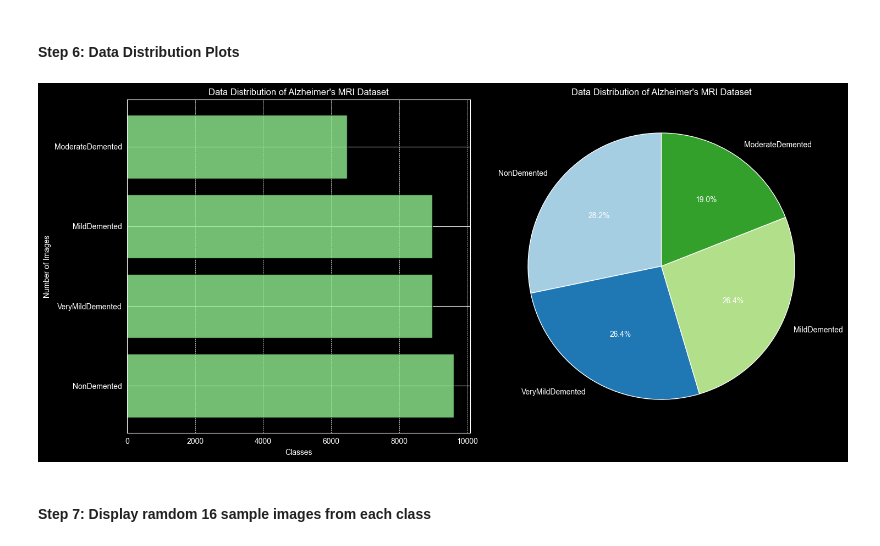
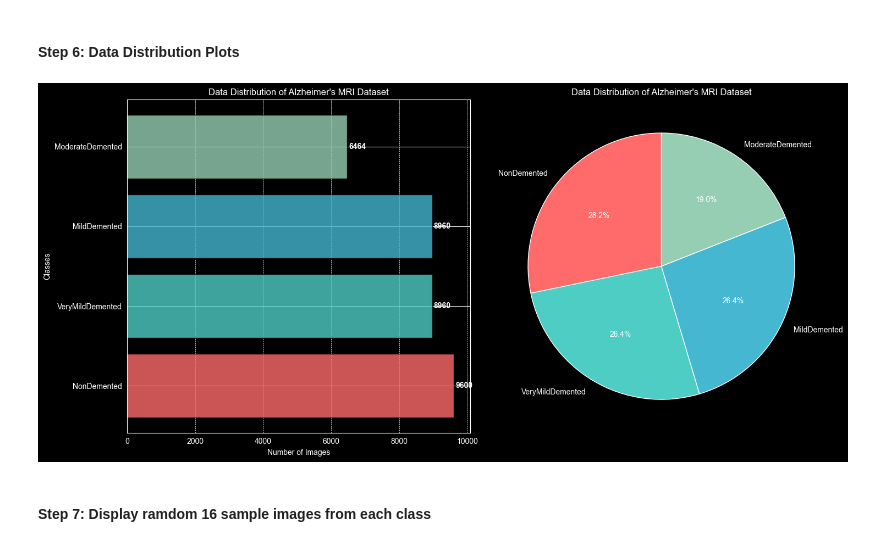
Before and after one commit to OGGary1996/Augmented_AlzheimerMRI_Classification, a Jupyter notebook: MRI-DataDistributionAnalysis.ipynb, the cells around one changed output. Saved outputs shown, nothing was run; the diff lists cells and outputs as text; code cells hidden in the pictures.

Commit message:
Rename file & changed color of bar chart

```diff
--- a/DataDistributionAnalysis.ipynb
+++ b/MRI-DataDistributionAnalysis.ipynb
@@ -125,21 +124,26 @@ Name: count, dtype: int64
 #### Step 6: Data Distribution Plots
 # %%
 fig, axes = plt.subplots(1,2, figsize=(15,7))
-# Horizontal Bar Chart
-axes[0].barh(label_counts.index, label_counts.values, color="lightgreen", edgecolor='black', alpha=0.8)
+# Horizontal Bar Chart with different colors for each bar
+colors = ['#FF6B6B', '#4ECDC4', '#45B7D1', '#96CEB4']  # Different colors for each class
+bars = axes[0].barh(label_counts.index, label_counts.values, color=colors, edgecolor='black', alpha=0.8)
 axes[0].set_title("Data Distribution of Alzheimer's MRI Dataset")
-axes[0].set_xlabel("Classes")
-axes[0].set_ylabel("Number of Images")
+axes[0].set_xlabel("Number of Images")
+axes[0].set_ylabel("Classes")
 axes[0].grid(axis='x', linestyle='--', linewidth=0.5)
+# Add value labels on each bar
+for bar, value in zip(bars, label_counts.values):
+    axes[0].text(value + 50, bar.get_y() + bar.get_height()/2, str(value),
+                 va='center', ha='left', fontsize=10, fontweight='bold')
 # Pie Chart
 ratio = (label_counts/label_counts.sum()) * 100
-axes[1].pie(ratio.values, labels=ratio.index, autopct="%.1f%%", startangle=90, colors=plt.cm.Paired.colors)
+axes[1].pie(ratio.values, labels=ratio.index, autopct="%.1f%%", startangle=90, colors=colors)
 axes[1].set_title("Data Distribution of Alzheimer's MRI Dataset")
 
 plt.tight_layout()
 plt.show()
 # %% [output]
-[figure, old version]
+[figure, new version]
 # %% [markdown]
 #### Step 7: Display ramdom 16 sample images from each class
 # %%
```
Also changed, not shown: parts of 2 cells of this notebook.
